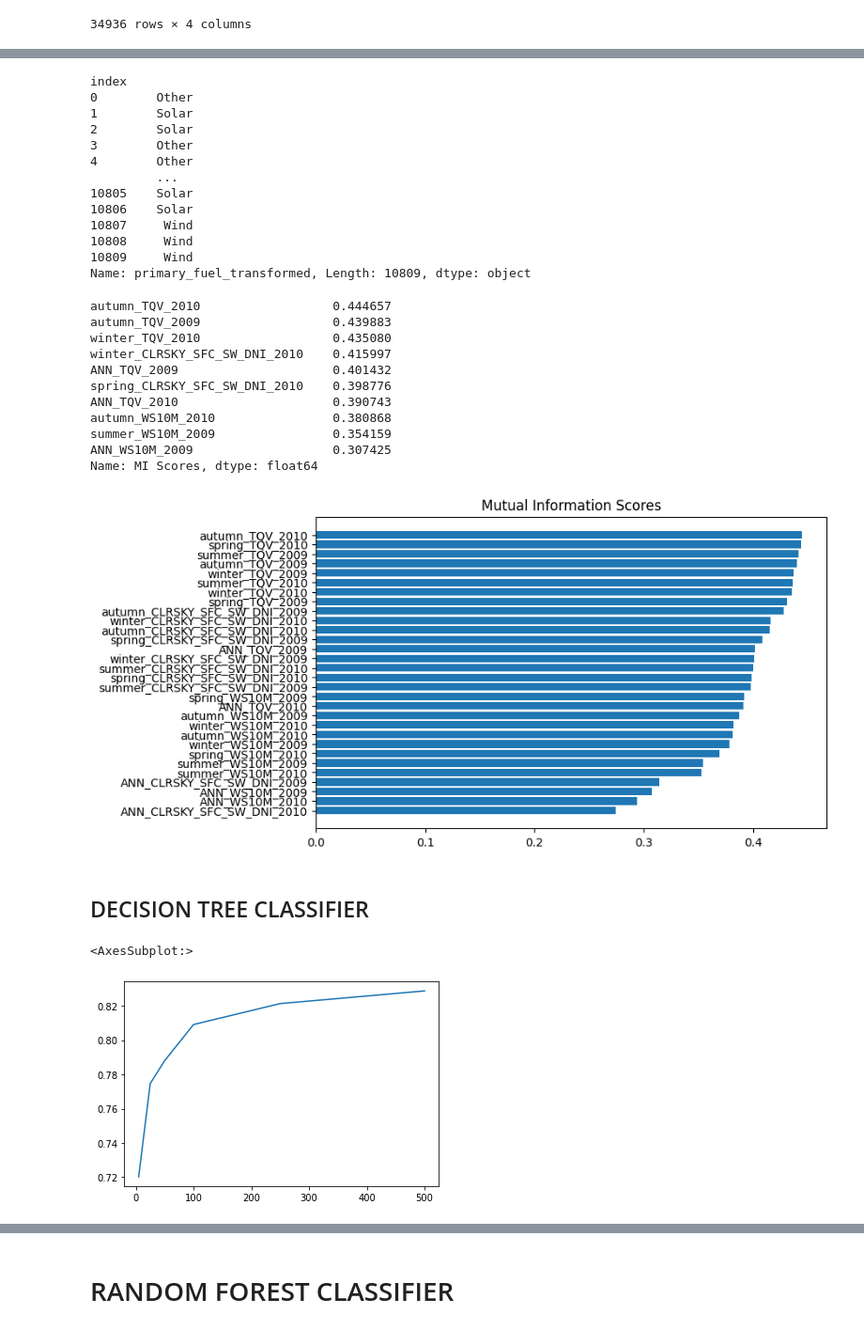
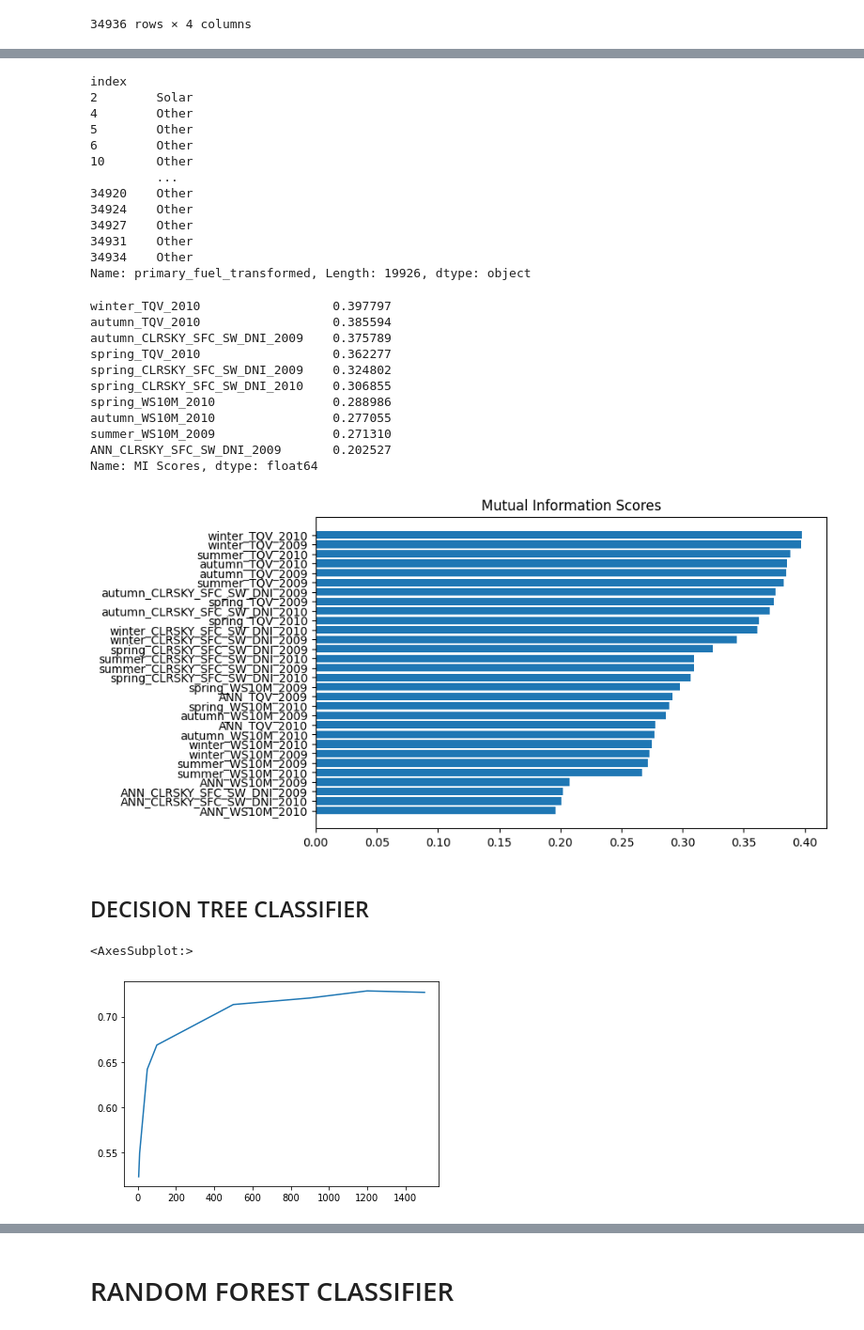
Before and after one commit to tomashbk/solar_wind_power_plants_prediction, a Jupyter notebook: notebooks/0.3-EDA-in-data-transformed-and-combined.ipynb, the cells around one changed output, grey strips where cells are left out. Shown at 94% size. Saved outputs shown, nothing was run; the diff lists cells and outputs as text; code cells hidden in the pictures.

```diff
--- a/notebooks/0.3-EDA-in-data-transformed-and-combined.ipynb
+++ b/notebooks/0.3-EDA-in-data-transformed-and-combined.ipynb
@@ -54,7 +54,7 @@ Index(['latitude', 'longitude', 'ANN_CLRSKY_SFC_SW_DNI_2009',
        'winter_WS10M_2010'],
       dtype='object')
 # %%
-csv_power_plants.loc[0:10809, ['capacity_mw', 'primary_fuel_transformed']].index.name = "index"
+csv_power_plants.loc[0:34935, ['capacity_mw', 'primary_fuel_transformed']].index.name = "index"
 csv_power_plants.index.rename('index', inplace=True)
 csv_power_plants
 # %% [output]
@@ -73,7 +73,7 @@ csv_power_plants
 | 34935 | 750.0 | -16.5222 | 28.7619 | Other |
 34936 rows × 4 columns
 # %%
-df_transformed_combined = df_transformed.merge(csv_power_plants.loc[0:10809, ['capacity_mw', 'primary_fuel_transformed']],left_on="index", right_on="index")
+df_transformed_combined = df_transformed.merge(csv_power_plants.loc[0:34935, ['capacity_mw', 'primary_fuel_transformed']],left_on="index", right_on="index")
 # %%
 df_transformed_combined
 # %% [output]
@@ -99,0 +100,6 @@ df_transformed_combined[['primary_fuel_transformed']].value_counts().plot.bar()
+# %%
+index_rows_to_delete = df_transformed_combined[df_transformed_combined['primary_fuel_transformed'] == 'Other'].sample(12000).index
+index_rows_to_delete_solar = df_transformed_combined[df_transformed_combined['primary_fuel_transformed'] == 'Solar'].sample(3000).index
+# %%
+df_transformed_combined.drop(index_rows_to_delete, axis = 0, inplace = True)
+df_transformed_combined.drop(index_rows_to_delete_solar, axis = 0, inplace = True)
@@ -108,18 +119,18 @@ y = pre_X['primary_fuel_transformed']
 y
 # %% [output]
 index
-0        Other
-1        Solar
 2        Solar
-3        Other
 4        Other
+5        Other
+6        Other
+10       Other
          ...
-10805    Solar
-10806    Solar
-10807     Wind
-10808     Wind
-10809     Wind
-Name: primary_fuel_transformed, Length: 10809, dtype: object
+34920    Other
+34924    Other
+34927    Other
+34931    Other
+34934    Other
+Name: primary_fuel_transformed, Length: 19926, dtype: object
 # %%
 def make_mi_scores(X, y):
     mi_scores = mutual_info_classif(X, y)
@@ -138,16 +149,16 @@ def get_accuracy(max_leaf_nodes, X_train, X_test, y_train, y_test):
 mi_scores = make_mi_scores(X, y)
 mi_scores[::3]
 # %% [output]
-autumn_TQV_2010                  0.444657
-autumn_TQV_2009                  0.439883
-winter_TQV_2010                  0.435080
-winter_CLRSKY_SFC_SW_DNI_2010    0.415997
-ANN_TQV_2009                     0.401432
-spring_CLRSKY_SFC_SW_DNI_2010    0.398776
-ANN_TQV_2010                     0.390743
-autumn_WS10M_2010                0.380868
-summer_WS10M_2009                0.354159
-ANN_WS10M_2009                   0.307425
+winter_TQV_2010                  0.397797
+autumn_TQV_2010                  0.385594
+autumn_CLRSKY_SFC_SW_DNI_2009    0.375789
+spring_TQV_2010                  0.362277
+spring_CLRSKY_SFC_SW_DNI_2009    0.324802
+spring_CLRSKY_SFC_SW_DNI_2010    0.306855
+spring_WS10M_2010                0.288986
+autumn_WS10M_2010                0.277055
+summer_WS10M_2009                0.271310
+ANN_CLRSKY_SFC_SW_DNI_2009       0.202527
 Name: MI Scores, dtype: float64
 # %%
 def plot_mi_scores(scores):
@@ -161,26 +172,26 @@ def plot_mi_scores(scores):
 plt.figure(dpi=100, figsize=(8, 5))
 plot_mi_scores(mi_scores)
 # %% [output]
-[figure, old version]
+[figure, new version]
 # %%
 train_X, val_X, train_y, val_y = train_test_split(X, y,random_state = 0)
 # %% [markdown]
 ## DECISION TREE CLASSIFIER
 # %%
-candidate_max_leaf_nodes = [5, 25, 50, 100, 250, 500]
+candidate_max_leaf_nodes = [5, 10, 50, 100, 500, 900, 1200, 1500]
 results = {}
 # Write loop to find the ideal tree size from candidate_max_leaf_nodes
 
 
 results = {node: get_accuracy(node, train_X, val_X, train_y, val_y) for node in candidate_max_leaf_nodes}
 # for node in candidate_max_leaf_nodes:
 #     results[node] = get_accuracy(node, X_train, X_test, y_train, y_test)
 # Store the best value of max_leaf_nodes (it will be either 5, 25, 50, 100, 250 or 500)
 best_tree_size = min(results, key=results.get)
 sns.lineplot(data=results, x= results.keys(), y= results.values())
 # %% [output]
 <AxesSubplot:>
-[figure, old version]
+[figure, new version]
 # %%
 tree_model = DecisionTreeClassifier(max_leaf_nodes = best_tree_size, random_state=0)
 tree_model.fit(train_X, train_y)
```
Also changed, not shown: parts of 18 cells of this notebook, 1 other file.
